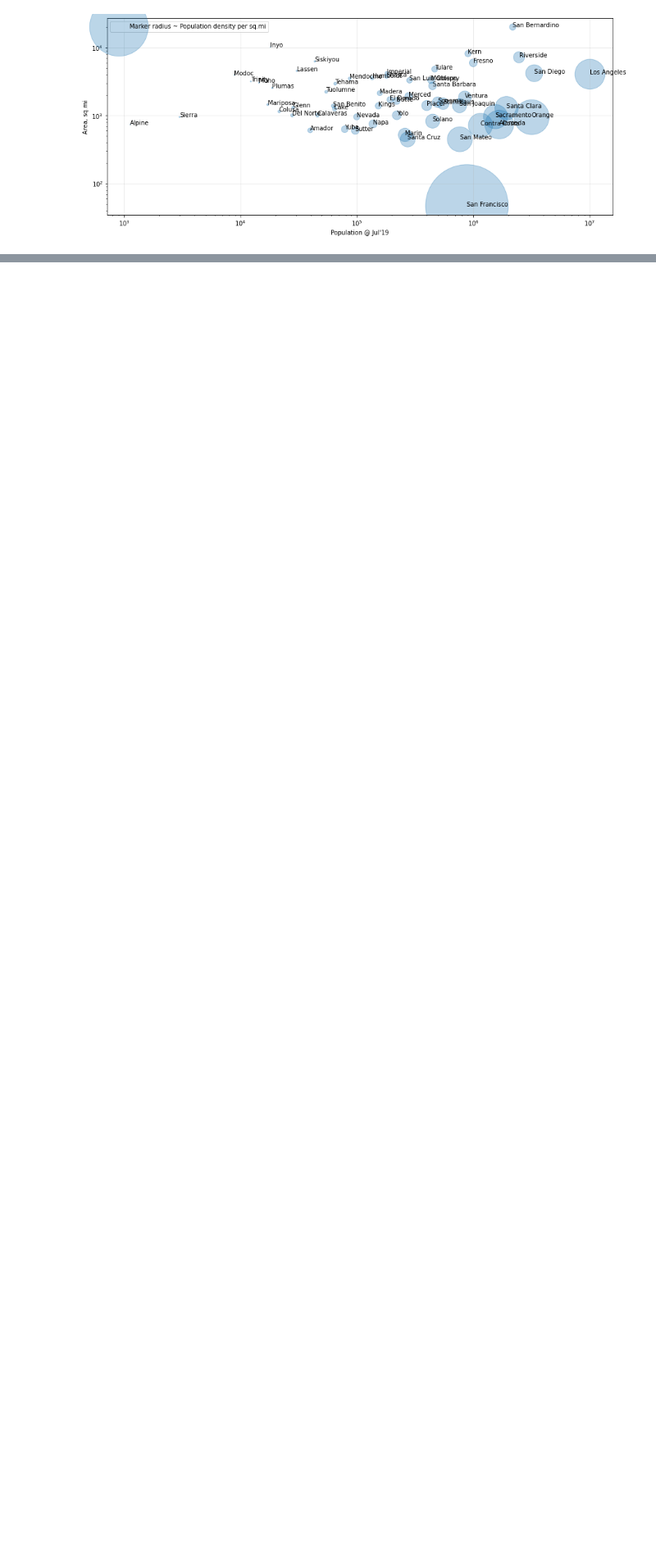
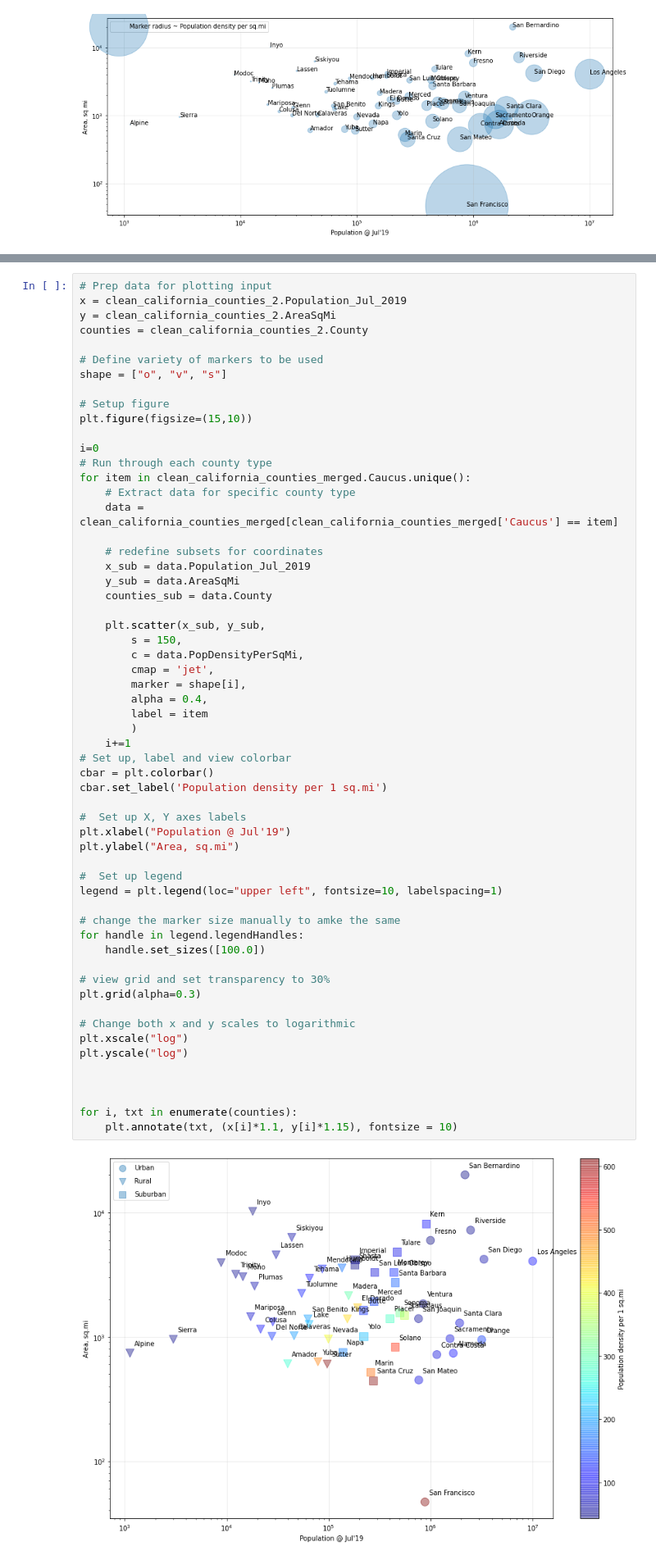
Before and after one commit to i-am-phoenix/project3, a Jupyter notebook: Untitled.ipynb, the cells around one changed output, grey strips where cells are left out. Shown at 82% size. Drawn from its saved outputs; the diff is of its cells as text; blank space fills up the shorter version.

```diff
--- a/Untitled.ipynb
+++ b/Untitled.ipynb
@@ -317,0 +302,60 @@ ValueError: 'c' argument must be a color, a sequence of colors, or a sequence of
+# %%
+# Prep data for plotting input
+x = clean_california_counties_2.Population_Jul_2019
+y = clean_california_counties_2.AreaSqMi
+counties = clean_california_counties_2.County
+
+# Define variety of markers to be used
+shape = ["o", "v", "s"]
+
+# Setup figure
+plt.figure(figsize=(15,10))
+
+i=0
+# Run through each county type
+for item in clean_california_counties_merged.Caucus.unique():
+    # Extract data for specific county type
+    data = clean_california_counties_merged[clean_california_counties_merged['Caucus'] == item]
+
+    # redefine subsets for coordinates
+    x_sub = data.Population_Jul_2019
+    y_sub = data.AreaSqMi
+    counties_sub = data.County
+
+    plt.scatter(x_sub, y_sub,
+        s = 150,
+        c = data.PopDensityPerSqMi,
+        cmap = 'jet',
+        marker = shape[i],
+        alpha = 0.4,
+        label = item
+        )
+    i+=1
+# Set up, label and view colorbar
+cbar = plt.colorbar()
+cbar.set_label('Population density per 1 sq.mi')
+
+#  Set up X, Y axes labels
+plt.xlabel("Population @ Jul'19")
+plt.ylabel("Area, sq.mi")
+
+#  Set up legend
+legend = plt.legend(loc="upper left", fontsize=10, labelspacing=1)
+
+# change the marker size manually to amke the same
+for handle in legend.legendHandles:
+    handle.set_sizes([100.0])
+
+# view grid and set transparency to 30%
+plt.grid(alpha=0.3)
+
+# Change both x and y scales to logarithmic
+plt.xscale("log")
+plt.yscale("log")
+
+
+
+for i, txt in enumerate(counties):
+    plt.annotate(txt, (x[i]*1.1, y[i]*1.15), fontsize = 10)
+# %% [output]
+[figure, added]
```
Also changed, not shown: parts of 5 cells of this notebook.
